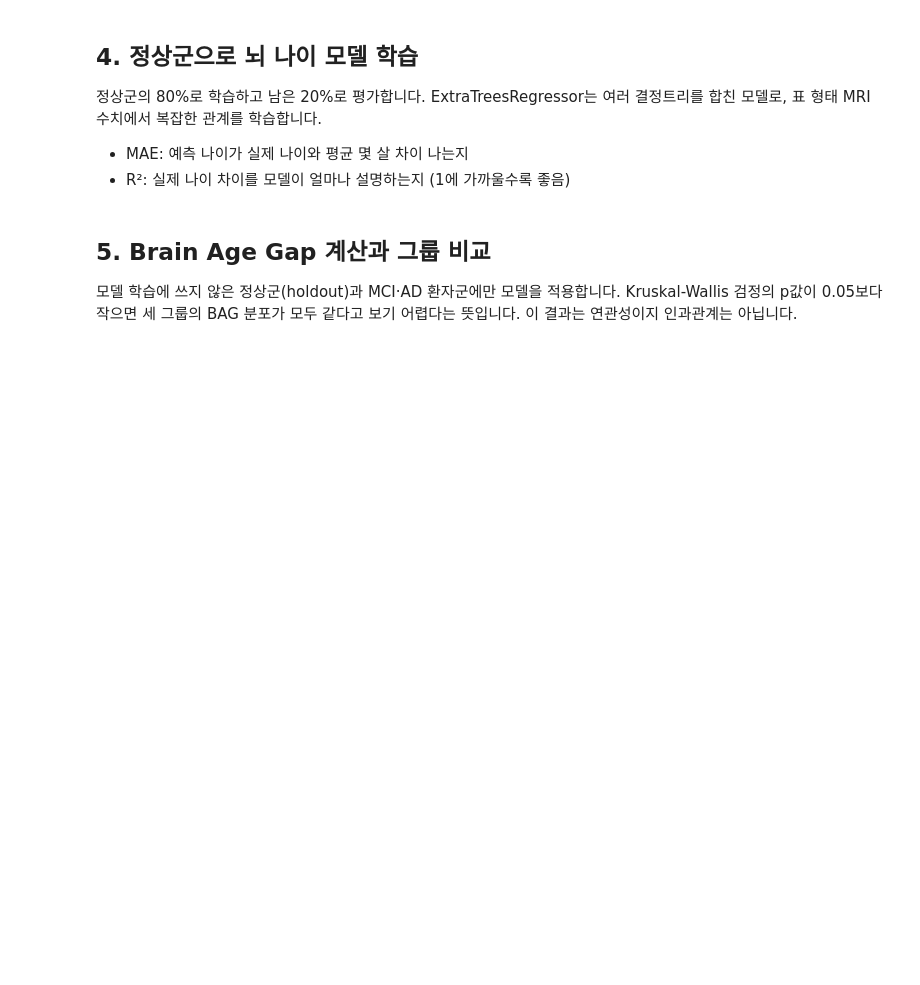
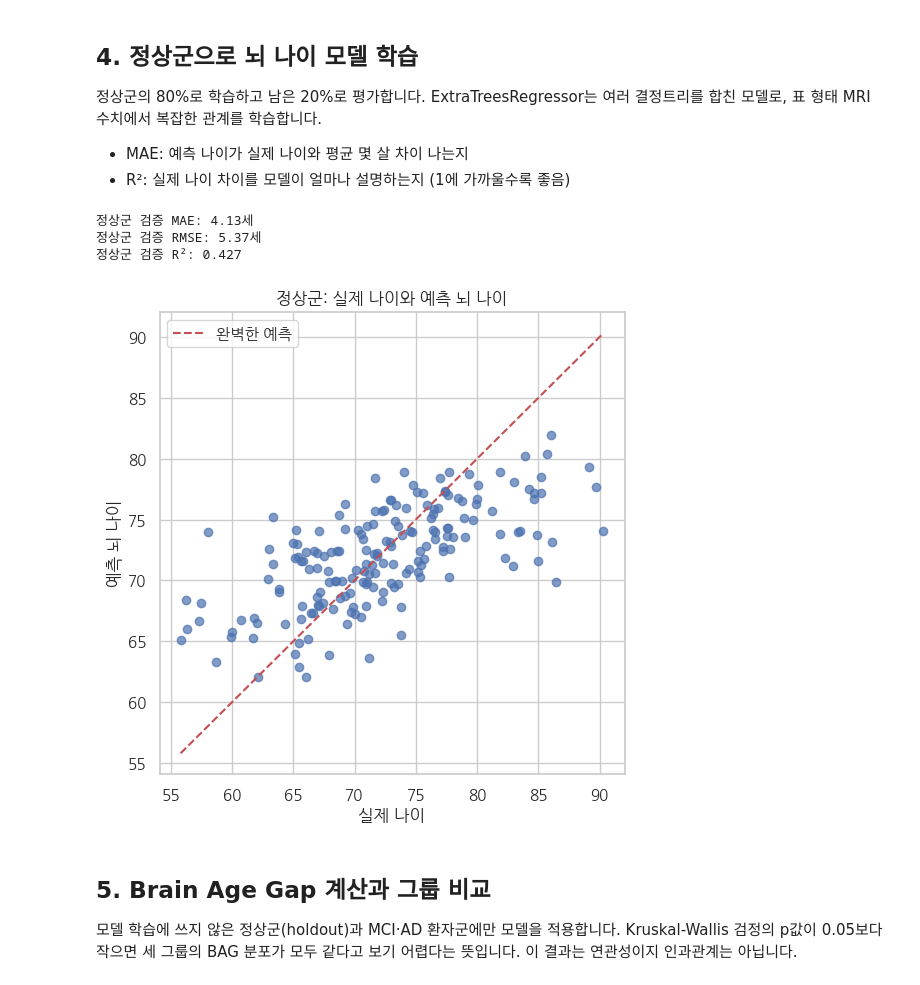
Before and after one commit to youngPath12/AI-Health-Bio-Data-Team-4-Professor-yoon-, a Jupyter notebook: brain_age_gap_colab.ipynb, the cells around one changed output. Drawn from its saved outputs; the diff is of its cells as text; code cells hidden in the pictures; blank space fills up the shorter version.

```diff
--- a/brain_age_gap_colab.ipynb
+++ b/brain_age_gap_colab.ipynb
@@ -72,7 +75,7 @@ with zipfile.ZipFile(zip_name, 'r') as z:
 candidates = list(extract_dir.rglob('ADSP_PHC_T1_FS_*.csv'))
 if not candidates:
     raise FileNotFoundError('ADSP_PHC_T1_FS CSV 파일을 찾지 못했습니다.')
-data_path = candidates[0]
+data_path = candidates[1] # Changed from candidates[0] to candidates[1]
 df = pd.read_csv(data_path, low_memory=False)
 print(f'불러온 파일: {data_path.name}')
 print(f'행 수: {len(df):,}, 열 수: {df.shape[1]:,}')
@@ -127,32 +192,38 @@ plt.show()
 # %%
 controls = analysis_df[analysis_df['group'] == 'CN (정상)'].copy()
 patients = analysis_df[analysis_df['group'].isin(['MCI', 'AD'])].copy()
 X_control = controls[feature_cols]
 y_control = controls['PHC_Age_T1']
 X_train, X_holdout, y_train, y_holdout = train_test_split(X_control, y_control, test_size=0.20, random_state=RANDOM_STATE)
 
 brain_age_model = Pipeline([
     ('imputer', SimpleImputer(strategy='median')),
     ('model', ExtraTreesRegressor(n_estimators=400, min_samples_leaf=2, max_features=0.8, random_state=RANDOM_STATE, n_jobs=-1))
 ])
 brain_age_model.fit(X_train, y_train)
 holdout_pred = brain_age_model.predict(X_holdout)
 mae = mean_absolute_error(y_holdout, holdout_pred)
-rmse = mean_squared_error(y_holdout, holdout_pred, squared=False)
+mse = mean_squared_error(y_holdout, holdout_pred)
+rmse = np.sqrt(mse)
 r2 = r2_score(y_holdout, holdout_pred)
 print(f'정상군 검증 MAE: {mae:.2f}세')
 print(f'정상군 검증 RMSE: {rmse:.2f}세')
 print(f'정상군 검증 R²: {r2:.3f}')
 
 plt.figure(figsize=(6, 6))
 plt.scatter(y_holdout, holdout_pred, alpha=0.7)
 limits = [min(y_holdout.min(), holdout_pred.min()), max(y_holdout.max(), holdout_pred.max())]
 plt.plot(limits, limits, 'r--', label='완벽한 예측')
 plt.xlabel('실제 나이')
 plt.ylabel('예측 뇌 나이')
 plt.title('정상군: 실제 나이와 예측 뇌 나이')
 plt.legend()
 plt.show()
+# %% [output]
+정상군 검증 MAE: 4.13세
+정상군 검증 RMSE: 5.37세
+정상군 검증 R²: 0.427
+[figure, added]
 # %% [markdown]
 ## 5. Brain Age Gap 계산과 그룹 비교
 
```
Also changed, not shown: parts of 9 cells of this notebook.
